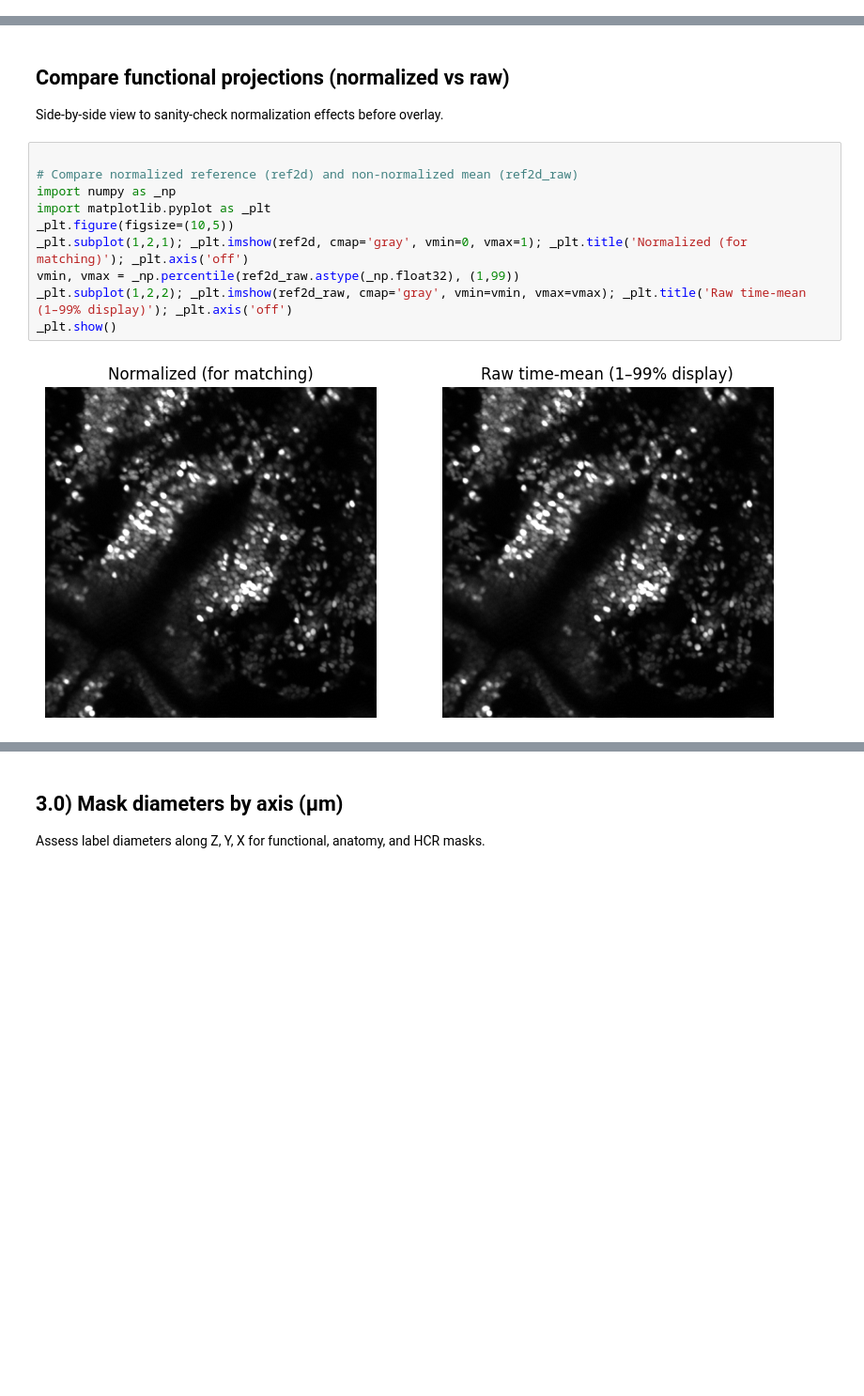
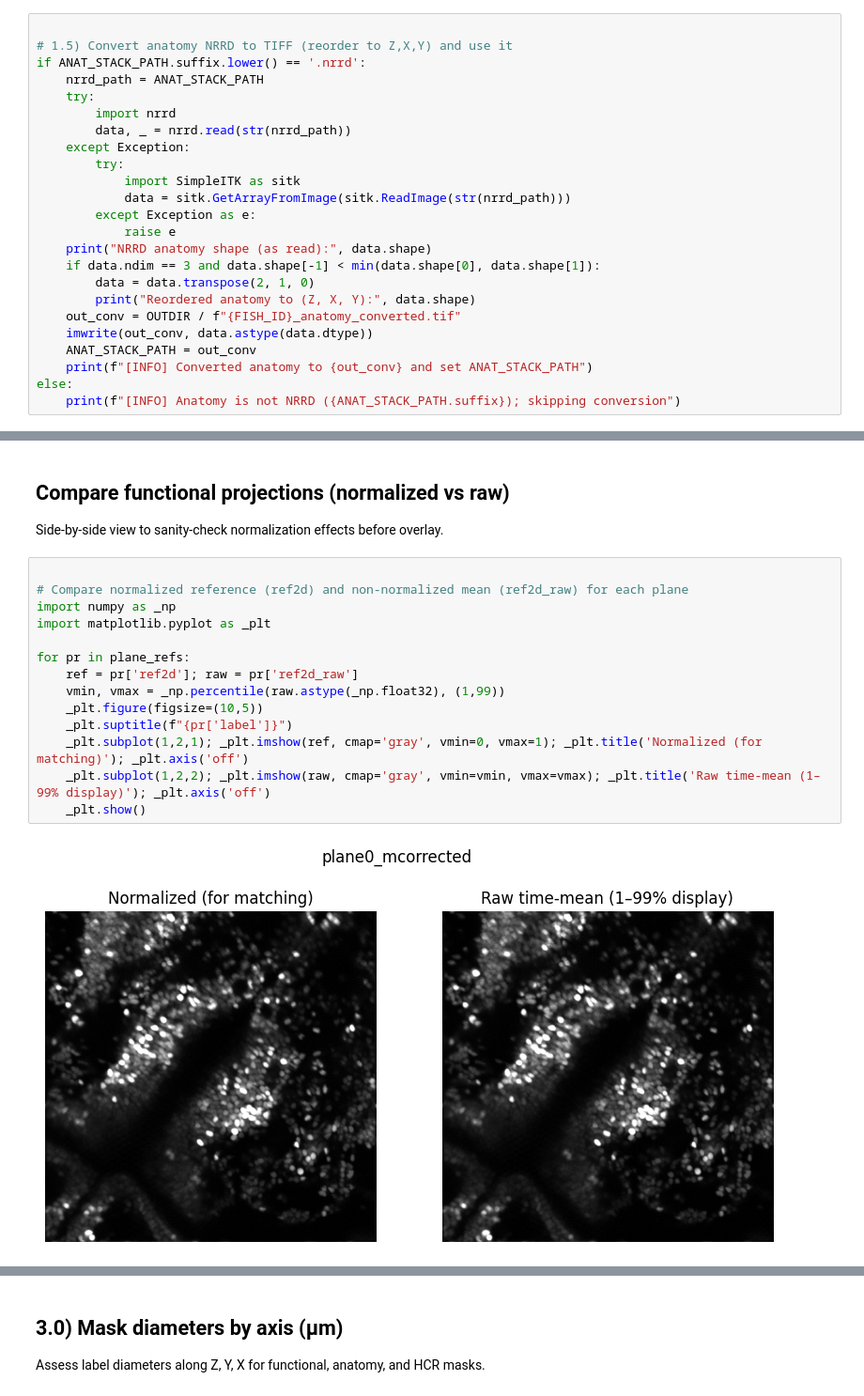
Before and after one commit to LarschLab/ddharmap-ANTs, a Jupyter notebook: 2PF_to_HCR.ipynb, the cells around one changed output, grey strips where cells are left out. Shown at 94% size. Cells and saved outputs as stored; diff of their text form; blank space fills up the shorter version.

Commit message:
legacy notebook now handles file preprocessing adequately. Try to integrate multiple planes now

```diff
--- a/2PF_to_HCR.ipynb
+++ b/2PF_to_HCR.ipynb
@@ -569,3 +477,27 @@ Saved reference to /Users/ddharmap/dataProcessing/2p_HCR/analysis/2pf-2pa/output
+# %%
+
+# 1.5) Convert anatomy NRRD to TIFF (reorder to Z,X,Y) and use it
+if ANAT_STACK_PATH.suffix.lower() == '.nrrd':
+    nrrd_path = ANAT_STACK_PATH
+    try:
+        import nrrd
+        data, _ = nrrd.read(str(nrrd_path))
+    except Exception:
+        try:
+            import SimpleITK as sitk
+            data = sitk.GetArrayFromImage(sitk.ReadImage(str(nrrd_path)))
+        except Exception as e:
+            raise e
+    print("NRRD anatomy shape (as read):", data.shape)
+    if data.ndim == 3 and data.shape[-1] < min(data.shape[0], data.shape[1]):
+        data = data.transpose(2, 1, 0)
+        print("Reordered anatomy to (Z, X, Y):", data.shape)
+    out_conv = OUTDIR / f"{FISH_ID}_anatomy_converted.tif"
+    imwrite(out_conv, data.astype(data.dtype))
+    ANAT_STACK_PATH = out_conv
+    print(f"[INFO] Converted anatomy to {out_conv} and set ANAT_STACK_PATH")
+else:
+    print(f"[INFO] Anatomy is not NRRD ({ANAT_STACK_PATH.suffix}); skipping conversion")
 # %% [markdown]
 
 ## 2) Find the best matching Z in the 2P anatomy stack
@@ -645,13 +565,17 @@ We try ORB+RANSAC to get a **similarity** (shift/scale/rotation) transform, and
 Side-by-side view to sanity-check normalization effects before overlay.
 # %%
 
-# Compare normalized reference (ref2d) and non-normalized mean (ref2d_raw)
+# Compare normalized reference (ref2d) and non-normalized mean (ref2d_raw) for each plane
 import numpy as _np
 import matplotlib.pyplot as _plt
-_plt.figure(figsize=(10,5))
-_plt.subplot(1,2,1); _plt.imshow(ref2d, cmap='gray', vmin=0, vmax=1); _plt.title('Normalized (for matching)'); _plt.axis('off')
-vmin, vmax = _np.percentile(ref2d_raw.astype(_np.float32), (1,99))
-_plt.subplot(1,2,2); _plt.imshow(ref2d_raw, cmap='gray', vmin=vmin, vmax=vmax); _plt.title('Raw time-mean (1–99% display)'); _plt.axis('off')
-_plt.show()
+
+for pr in plane_refs:
+    ref = pr['ref2d']; raw = pr['ref2d_raw']
+    vmin, vmax = _np.percentile(raw.astype(_np.float32), (1,99))
+    _plt.figure(figsize=(10,5))
+    _plt.suptitle(f"{pr['label']}")
+    _plt.subplot(1,2,1); _plt.imshow(ref, cmap='gray', vmin=0, vmax=1); _plt.title('Normalized (for matching)'); _plt.axis('off')
+    _plt.subplot(1,2,2); _plt.imshow(raw, cmap='gray', vmin=vmin, vmax=vmax); _plt.title('Raw time-mean (1–99% display)'); _plt.axis('off')
+    _plt.show()
 # %% [output]
-[figure, old version]
+[figure, new version]
```
Also changed, not shown: parts of 23 cells of this notebook, 2 other files.
